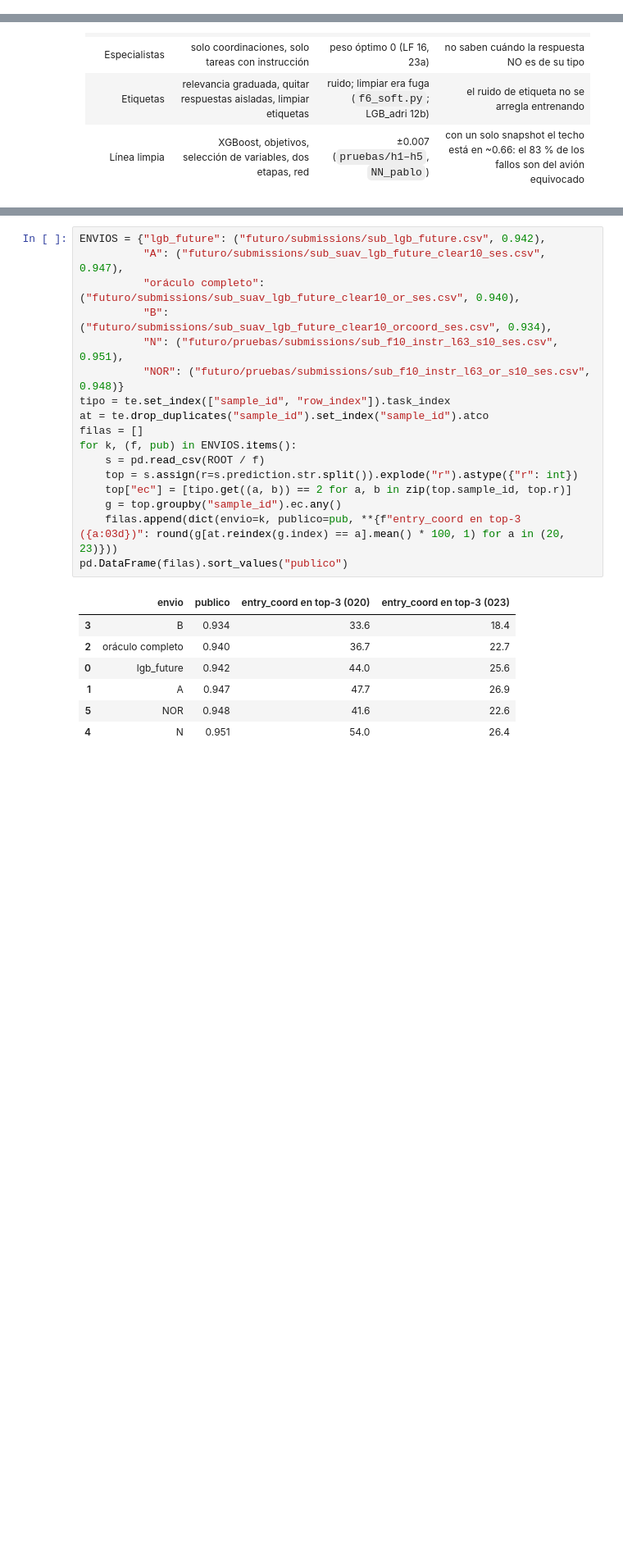
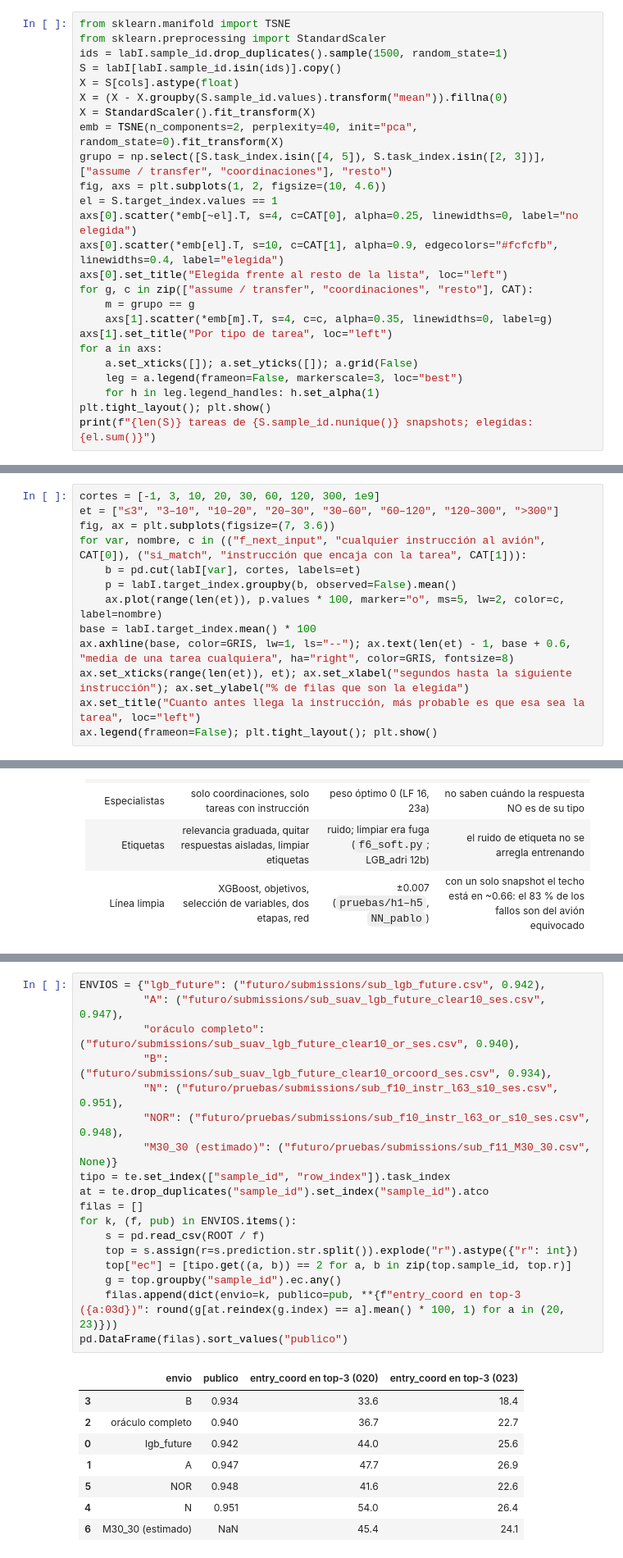
Before and after one commit to T1N8T/FlowDataLab, a Jupyter notebook: notebooks/00_destilado.ipynb, the cells around one changed output, grey strips where cells are left out. Shown at 82% size. Drawn from its saved outputs; the diff is of its cells as text; blank space fills up the shorter version.

```diff
--- a/notebooks/00_destilado.ipynb
+++ b/notebooks/00_destilado.ipynb
@@ -153,0 +335,25 @@ r.rename("P(la elegida es la más cercana al borde de su tipo)").round(3).to_fra
+# %%
+from sklearn.manifold import TSNE
+from sklearn.preprocessing import StandardScaler
+ids = labI.sample_id.drop_duplicates().sample(1500, random_state=1)
+S = labI[labI.sample_id.isin(ids)].copy()
+X = S[cols].astype(float)
+X = (X - X.groupby(S.sample_id.values).transform("mean")).fillna(0)
+X = StandardScaler().fit_transform(X)
+emb = TSNE(n_components=2, perplexity=40, init="pca", random_state=0).fit_transform(X)
+grupo = np.select([S.task_index.isin([4, 5]), S.task_index.isin([2, 3])], ["assume / transfer", "coordinaciones"], "resto")
+fig, axs = plt.subplots(1, 2, figsize=(10, 4.6))
+el = S.target_index.values == 1
+axs[0].scatter(*emb[~el].T, s=4, c=CAT[0], alpha=0.25, linewidths=0, label="no elegida")
+axs[0].scatter(*emb[el].T, s=10, c=CAT[1], alpha=0.9, edgecolors="#fcfcfb", linewidths=0.4, label="elegida")
+axs[0].set_title("Elegida frente al resto de la lista", loc="left")
+for g, c in zip(["assume / transfer", "coordinaciones", "resto"], CAT):
+    m = grupo == g
+    axs[1].scatter(*emb[m].T, s=4, c=c, alpha=0.35, linewidths=0, label=g)
+axs[1].set_title("Por tipo de tarea", loc="left")
+for a in axs:
+    a.set_xticks([]); a.set_yticks([]); a.grid(False)
+    leg = a.legend(frameon=False, markerscale=3, loc="best")
+    for h in leg.legend_handles: h.set_alpha(1)
+plt.tight_layout(); plt.show()
+print(f"{len(S)} tareas de {S.sample_id.nunique()} snapshots; elegidas: {el.sum()}")
@@ -153,0 +401,13 @@ r.rename("P(la elegida es la más cercana al borde de su tipo)").round(3).to_fra
+# %%
+cortes = [-1, 3, 10, 20, 30, 60, 120, 300, 1e9]
+et = ["≤3", "3–10", "10–20", "20–30", "30–60", "60–120", "120–300", ">300"]
+fig, ax = plt.subplots(figsize=(7, 3.6))
+for var, nombre, c in (("f_next_input", "cualquier instrucción al avión", CAT[0]), ("si_match", "instrucción que encaja con la tarea", CAT[1])):
+    b = pd.cut(labI[var], cortes, labels=et)
+    p = labI.target_index.groupby(b, observed=False).mean()
+    ax.plot(range(len(et)), p.values * 100, marker="o", ms=5, lw=2, color=c, label=nombre)
+base = labI.target_index.mean() * 100
+ax.axhline(base, color=GRIS, lw=1, ls="--"); ax.text(len(et) - 1, base + 0.6, "media de una tarea cualquiera", ha="right", color=GRIS, fontsize=8)
+ax.set_xticks(range(len(et)), et); ax.set_xlabel("segundos hasta la siguiente instrucción"); ax.set_ylabel("% de filas que son la elegida")
+ax.set_title("Cuanto antes llega la instrucción, más probable es que esa sea la tarea", loc="left")
+ax.legend(frameon=False); plt.tight_layout(); plt.show()
@@ -326,25 +718,27 @@ son 2 sesiones y ±1–2 puntos de ruido. El 023 casi no tiene entry_coordinatio
 # %%
 ENVIOS = {"lgb_future": ("futuro/submissions/sub_lgb_future.csv", 0.942),
           "A": ("futuro/submissions/sub_suav_lgb_future_clear10_ses.csv", 0.947),
           "oráculo completo": ("futuro/submissions/sub_suav_lgb_future_clear10_or_ses.csv", 0.940),
           "B": ("futuro/submissions/sub_suav_lgb_future_clear10_orcoord_ses.csv", 0.934),
           "N": ("futuro/pruebas/submissions/sub_f10_instr_l63_s10_ses.csv", 0.951),
-          "NOR": ("futuro/pruebas/submissions/sub_f10_instr_l63_or_s10_ses.csv", 0.948)}
+          "NOR": ("futuro/pruebas/submissions/sub_f10_instr_l63_or_s10_ses.csv", 0.948),
+          "M30_30 (estimado)": ("futuro/pruebas/submissions/sub_f11_M30_30.csv", None)}
 tipo = te.set_index(["sample_id", "row_index"]).task_index
 at = te.drop_duplicates("sample_id").set_index("sample_id").atco
 filas = []
 for k, (f, pub) in ENVIOS.items():
     s = pd.read_csv(ROOT / f)
     top = s.assign(r=s.prediction.str.split()).explode("r").astype({"r": int})
     top["ec"] = [tipo.get((a, b)) == 2 for a, b in zip(top.sample_id, top.r)]
     g = top.groupby("sample_id").ec.any()
     filas.append(dict(envio=k, publico=pub, **{f"entry_coord en top-3 ({a:03d})": round(g[at.reindex(g.index) == a].mean() * 100, 1) for a in (20, 23)}))
 pd.DataFrame(filas).sort_values("publico")
 # %% [output]
 |  | envio | publico | entry_coord en top-3 (020) | entry_coord en top-3 (023) |
 | 3 | B | 0.934 | 33.6 | 18.4 |
 | 2 | oráculo completo | 0.940 | 36.7 | 22.7 |
 | 0 | lgb_future | 0.942 | 44.0 | 25.6 |
 | 1 | A | 0.947 | 47.7 | 26.9 |
 | 5 | NOR | 0.948 | 41.6 | 22.6 |
 | 4 | N | 0.951 | 54.0 | 26.4 |
+| 6 | M30_30 (estimado) | NaN | 45.4 | 24.1 |
```
Also changed, not shown: parts of 31 cells of this notebook, 5 other files.
